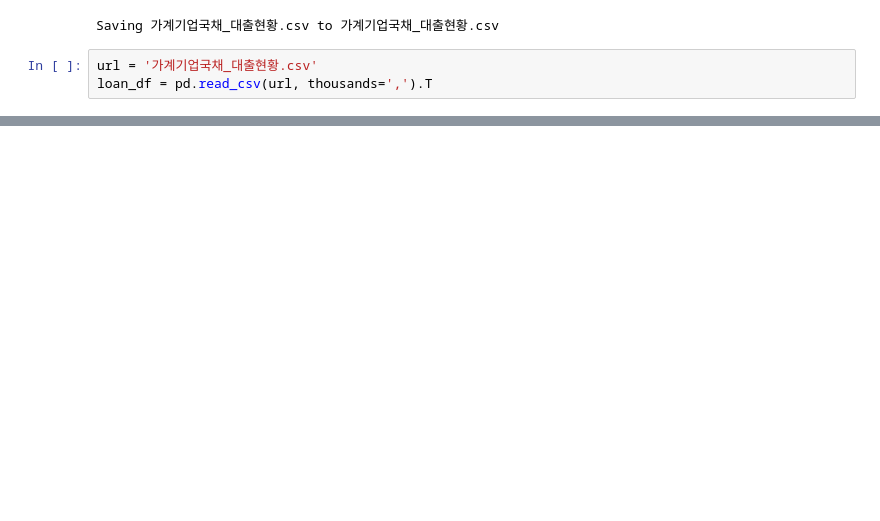
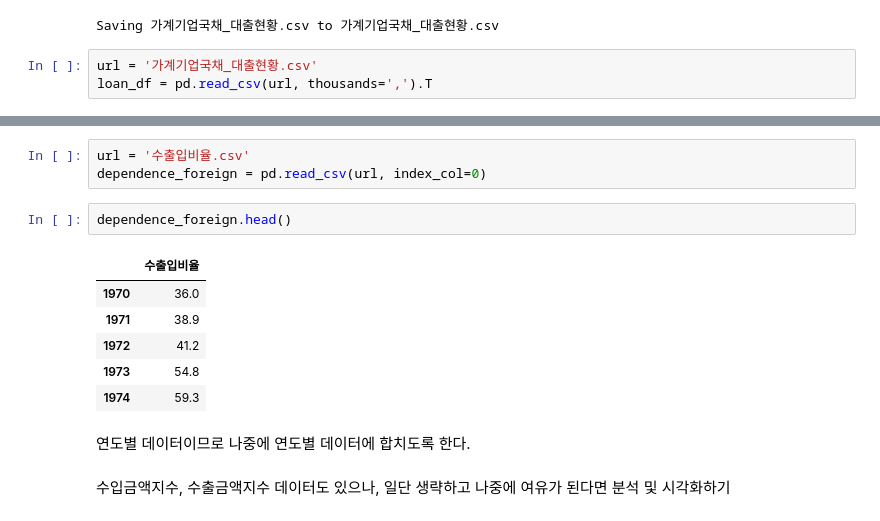
Before and after one commit to nan-park/section2_project, a Jupyter notebook: kor_data_preprocessing.ipynb, the cells around one changed output, grey strips where cells are left out. Drawn from its saved outputs; the diff is of its cells as text; blank space fills up the shorter version.

```diff
--- a/kor_data_preprocessing.ipynb
+++ b/kor_data_preprocessing.ipynb
@@ -630,0 +698,16 @@ loan_df = pd.read_csv(url, thousands=',').T
+# %%
+url = '수출입비율.csv'
+dependence_foreign = pd.read_csv(url, index_col=0)
+# %%
+dependence_foreign.head()
+# %% [output]
+|  | 수출입비율 |
+| 1970 | 36.0 |
+| 1971 | 38.9 |
+| 1972 | 41.2 |
+| 1973 | 54.8 |
+| 1974 | 59.3 |
+# %% [markdown]
+연도별 데이터이므로 나중에 연도별 데이터에 합치도록 한다.
+# %% [markdown]
+수입금액지수, 수출금액지수 데이터도 있으나, 일단 생략하고 나중에 여유가 된다면 분석 및 시각화하기
```
Also changed, not shown: parts of 11 cells of this notebook.
